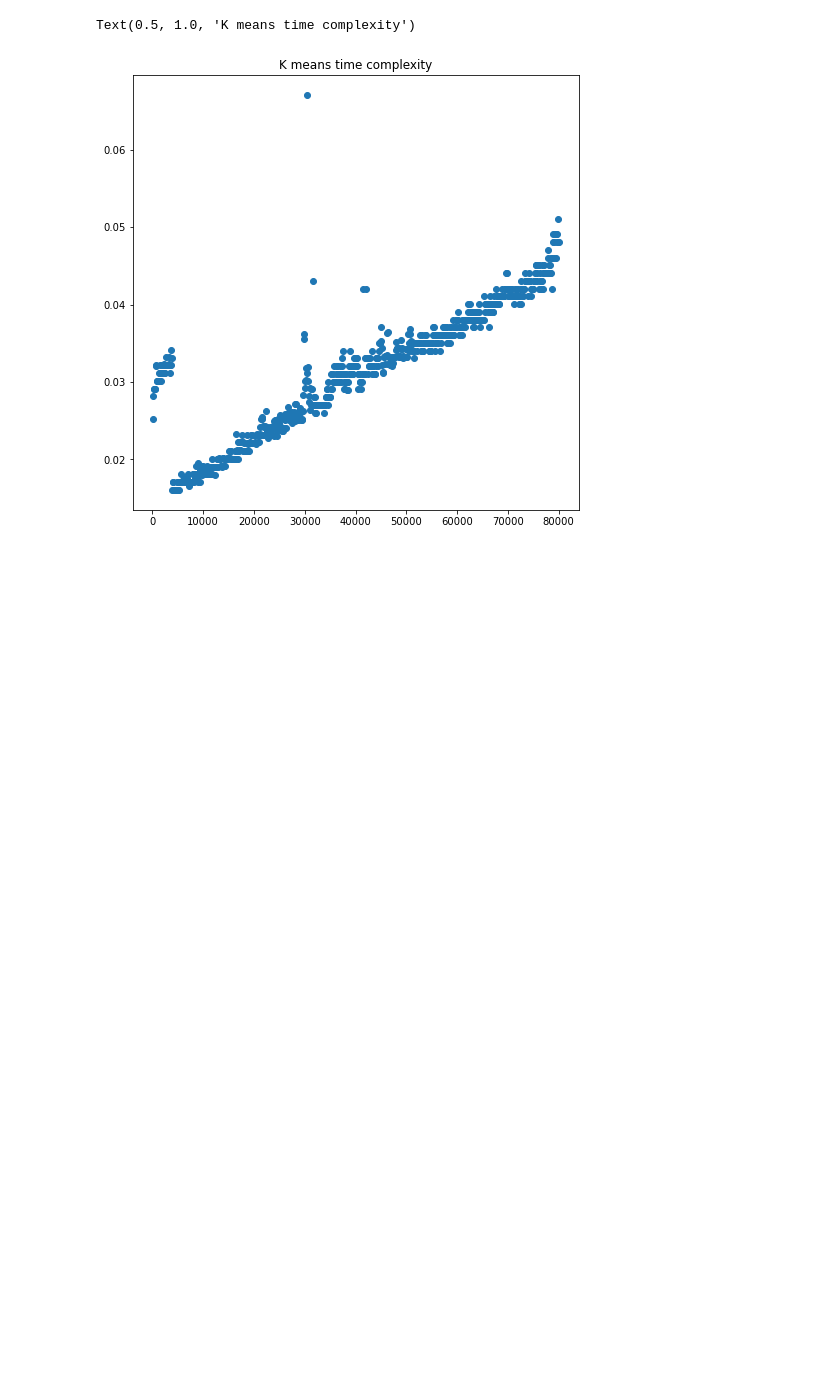
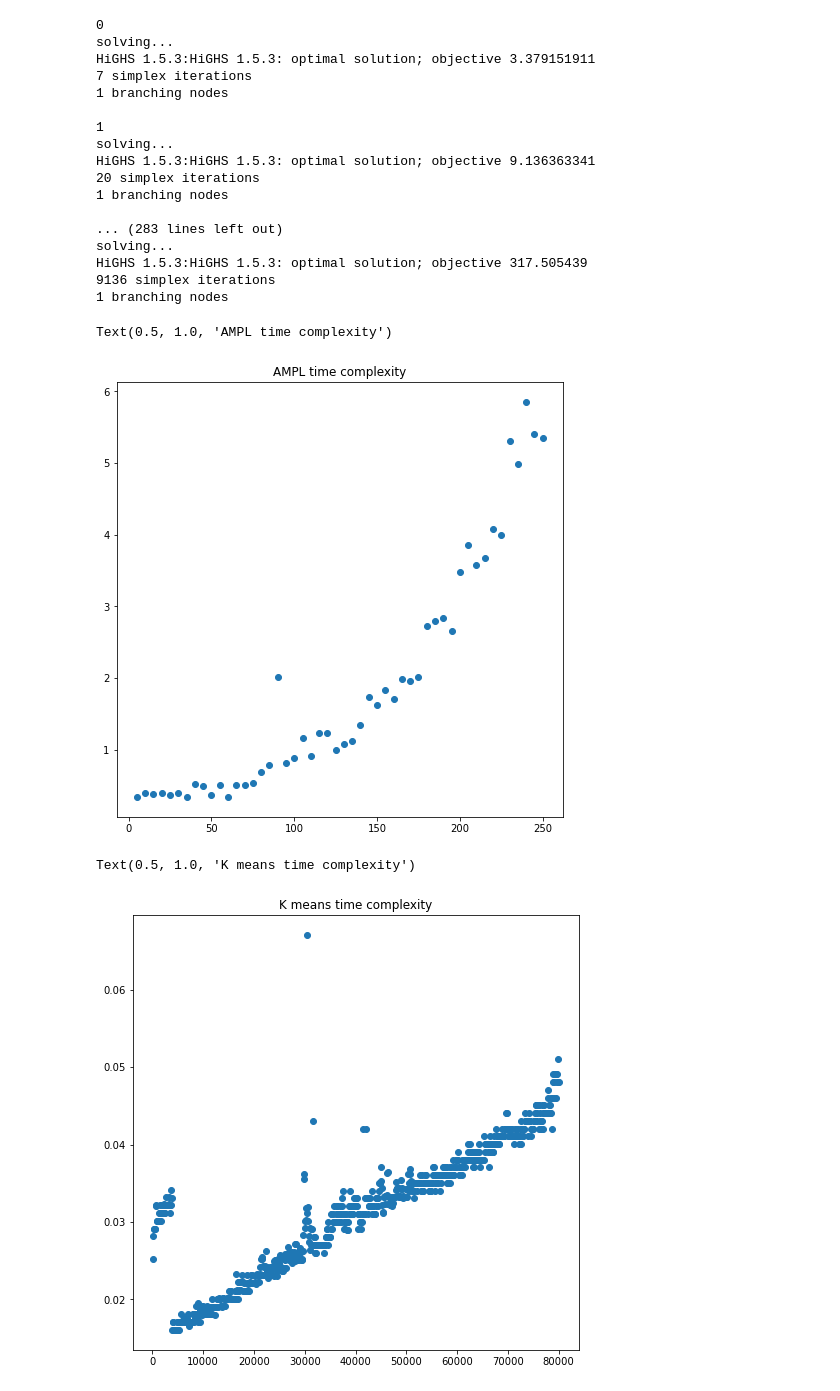
Before and after one commit to PolGonzalez/Kclusters, a Jupyter notebook: Time complexity.ipynb, the cells around one changed output. Drawn from its saved outputs; the diff is of its cells as text; code cells hidden in the pictures; blank space fills up the shorter version.

```diff
--- a/Time complexity.ipynb
+++ b/Time complexity.ipynb
@@ -16,35 +17,77 @@ from mst_clustering import MSTClustering
 warnings.filterwarnings('ignore')
 # %%
 k = 3
-for i in range(10):
 
+#initialization plot vectors
+Xplot = []
+Yplot = []
+for it in range(50):
+    print(it)
     # generate data
-    m = 15*(i+1)
+    m = 5*(it+1)
+
     random_state = 170
     points, y = make_blobs(n_samples=m,centers = k, random_state=random_state)
 
     #generate matrix distance
     dist = [[math.sqrt((i[0]-j[0])**2+(i[1]-j[1])**2) for i in points] for j in points]
 
     #We write the generated data in a .dat AMPL format.
-    output = open("Kcluster"+str(i)+".dat", "w")
+    output = open("Kcluster.dat", "w")
     output.write('param k:= '+ str(k) + ';')
     output.write('\n')
     output.write('param m:= '+ str(m) + ';')
     output.write('\n')
     output.write('param d: ')
     for i in range(m):output.write(str(i + 1) + ' ')
     output.write(':=')
     output.write('\n')
     for i in range(m):
         output.write(str(i + 1) + ' ')
         for j in range(m):
             output.write(str(dist[i][j]))
             if(j != m-1):output.write(' ')
         if(i != m-1):output.write('\n')
     output.write(';')
     output.write('\n')
     output.close()
+
+    #ampl solving
+    ampl = AMPL()
+    ampl.read("Kcluster.mod")
+    ampl.read_data("Kcluster.dat")
+    ampl.option["solver"] = "highs"
+    start = time.time()
+    print("solving...")
+    ampl.solve()
+
+    end = time.time()
+    Xplot.append(m)
+    Yplot.append(end-start)
+#plotting
+plt.figure(figsize=(8, 8))
+plt.scatter(Xplot,Yplot)
+plt.title("AMPL time complexity")
+# %% [output]
+0
+solving...
+HiGHS 1.5.3:HiGHS 1.5.3: optimal solution; objective 3.379151911
+7 simplex iterations
+1 branching nodes
+
+1
+solving...
+HiGHS 1.5.3:HiGHS 1.5.3: optimal solution; objective 9.136363341
+20 simplex iterations
+1 branching nodes
+
+... (283 lines left out)
+solving...
+HiGHS 1.5.3:HiGHS 1.5.3: optimal solution; objective 317.505439
+9136 simplex iterations
+1 branching nodes
+Text(0.5, 1.0, 'AMPL time complexity')
+[figure, added]
 # %%
 #KMeans time complexity
 k = 3
```
Also changed, not shown: parts of 1 cell of this notebook, 3 other files.
